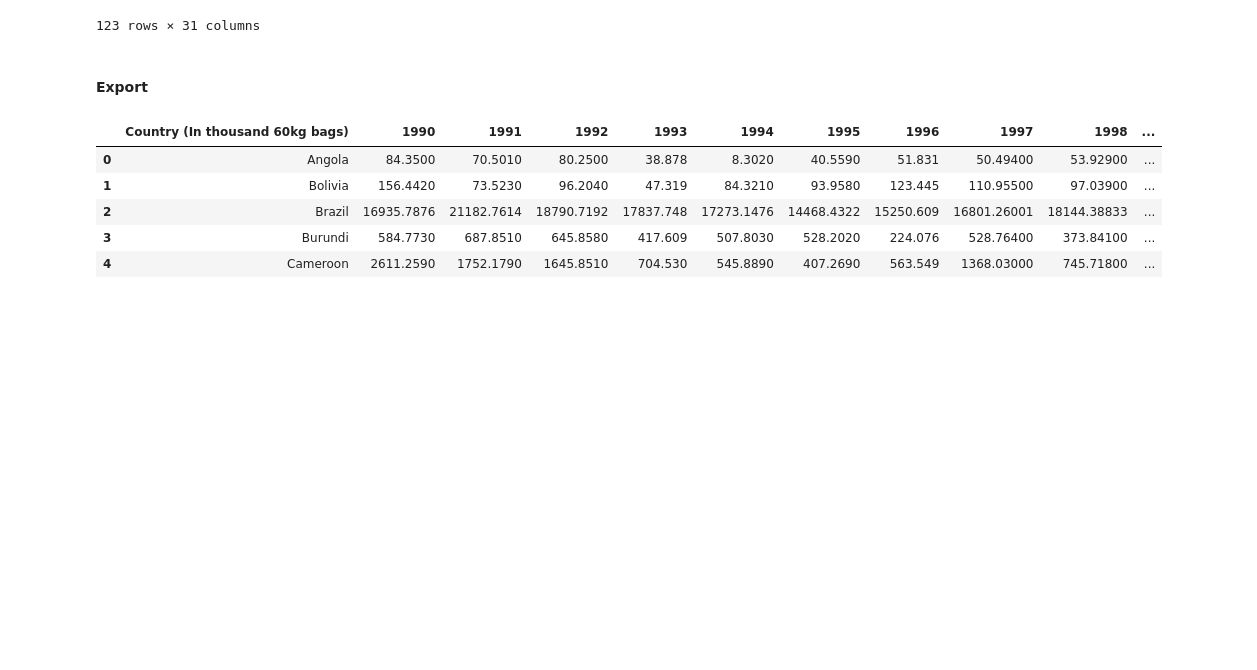
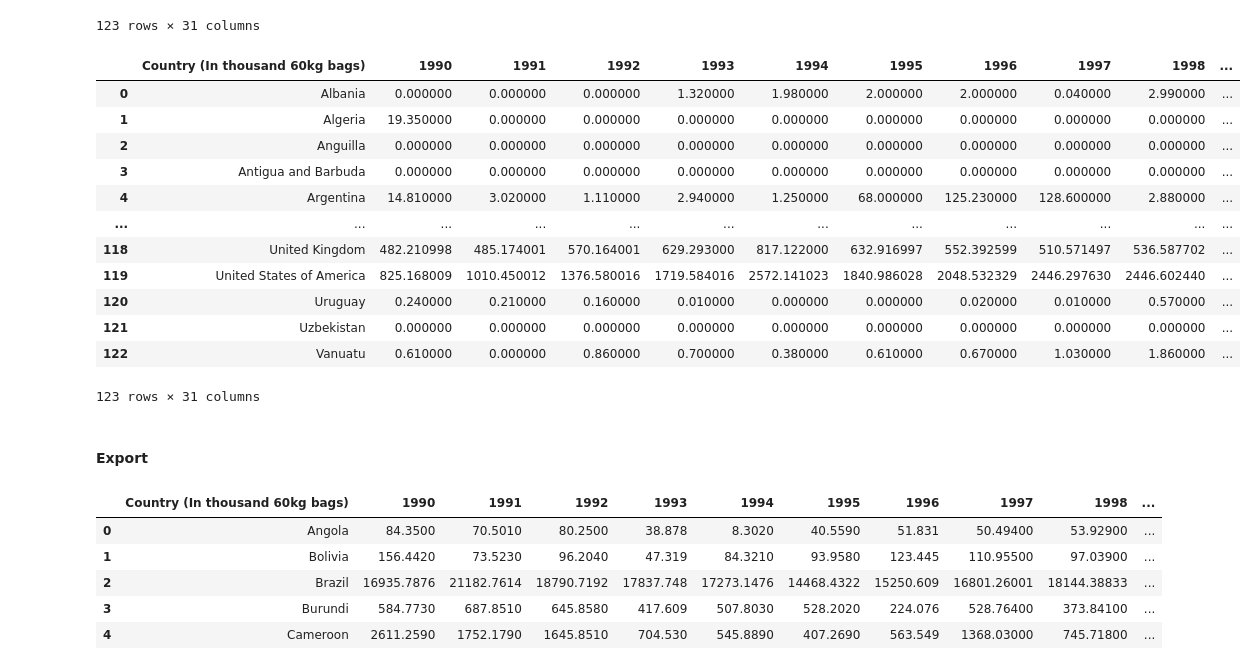
Before and after one commit to wingylui/Coffee_Trading, a Jupyter notebook: dataset_conversion/trading_data_conversion.ipynb, the cells around one changed output. Cells and saved outputs as stored; diff of their text form; code cells hidden in the pictures; blank space fills up the shorter version.

```diff
--- a/dataset_conversion/trading_data_conversion.ipynb
+++ b/dataset_conversion/trading_data_conversion.ipynb
@@ -517,6 +559,24 @@ reexport_grp
 | 121 | Uzbekistan | 0.000000 | 0.000000 | 0.000000 | 0.000000 | 0.000000 | 0.000000 | 0.000000 | 0.000000 | 0.000000 | ... |
 | 122 | Vanuatu | 0.610000 | 0.000000 | 0.860000 | 0.700000 | 0.380000 | 0.610000 | 0.670000 | 1.030000 | 1.860000 | ... |
 123 rows × 31 columns
+# %%
+# rename column
+reexport_grp = reexport_grp.rename(columns= {"Country (In thousand 60-kg bags)" : "Country (In thousand 60kg bags)"})
+reexport_grp
+# %% [output]
+|  | Country (In thousand 60kg bags) | 1990 | 1991 | 1992 | 1993 | 1994 | 1995 | 1996 | 1997 | 1998 | ... |
+| 0 | Albania | 0.000000 | 0.000000 | 0.000000 | 1.320000 | 1.980000 | 2.000000 | 2.000000 | 0.040000 | 2.990000 | ... |
+| 1 | Algeria | 19.350000 | 0.000000 | 0.000000 | 0.000000 | 0.000000 | 0.000000 | 0.000000 | 0.000000 | 0.000000 | ... |
+| 2 | Anguilla | 0.000000 | 0.000000 | 0.000000 | 0.000000 | 0.000000 | 0.000000 | 0.000000 | 0.000000 | 0.000000 | ... |
+| 3 | Antigua and Barbuda | 0.000000 | 0.000000 | 0.000000 | 0.000000 | 0.000000 | 0.000000 | 0.000000 | 0.000000 | 0.000000 | ... |
+| 4 | Argentina | 14.810000 | 3.020000 | 1.110000 | 2.940000 | 1.250000 | 68.000000 | 125.230000 | 128.600000 | 2.880000 | ... |
+| ... | ... | ... | ... | ... | ... | ... | ... | ... | ... | ... | ... |
+| 118 | United Kingdom | 482.210998 | 485.174001 | 570.164001 | 629.293000 | 817.122000 | 632.916997 | 552.392599 | 510.571497 | 536.587702 | ... |
+| 119 | United States of America | 825.168009 | 1010.450012 | 1376.580016 | 1719.584016 | 2572.141023 | 1840.986028 | 2048.532329 | 2446.297630 | 2446.602440 | ... |
+| 120 | Uruguay | 0.240000 | 0.210000 | 0.160000 | 0.010000 | 0.000000 | 0.000000 | 0.020000 | 0.010000 | 0.570000 | ... |
+| 121 | Uzbekistan | 0.000000 | 0.000000 | 0.000000 | 0.000000 | 0.000000 | 0.000000 | 0.000000 | 0.000000 | 0.000000 | ... |
+| 122 | Vanuatu | 0.610000 | 0.000000 | 0.860000 | 0.700000 | 0.380000 | 0.610000 | 0.670000 | 1.030000 | 1.860000 | ... |
+123 rows × 31 columns
 # %% [markdown]
 #### Export
 # %%
```
Also changed, not shown: parts of 18 cells of this notebook, 13 other files.
